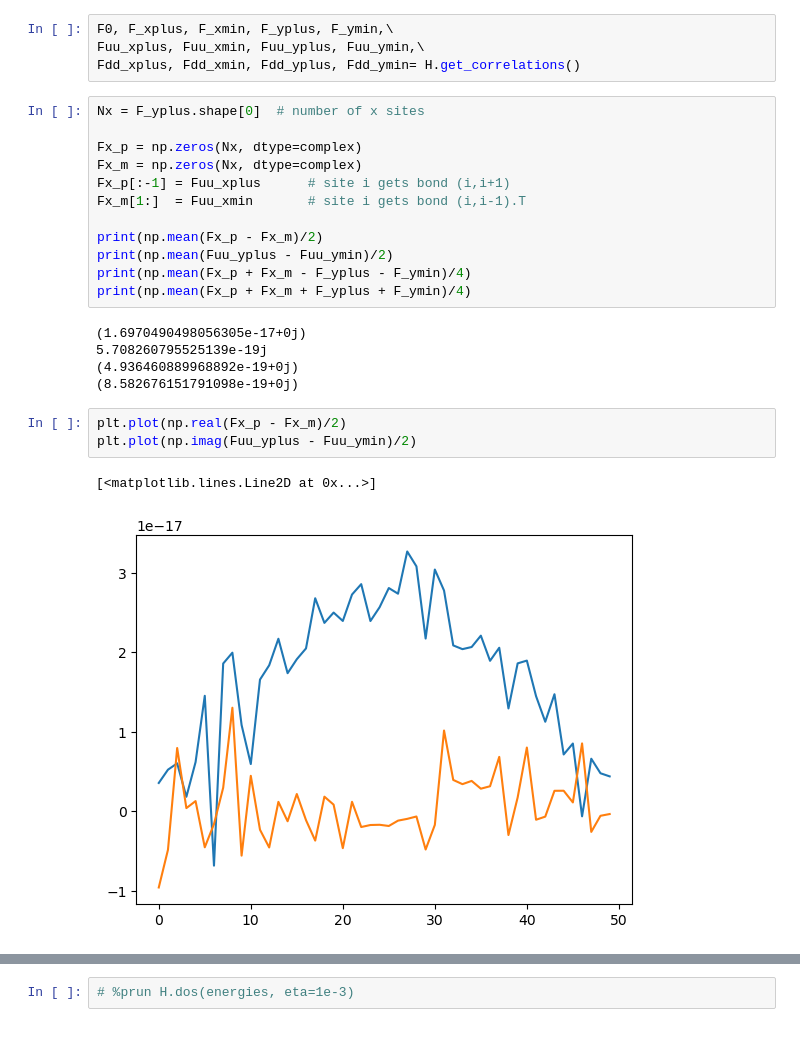
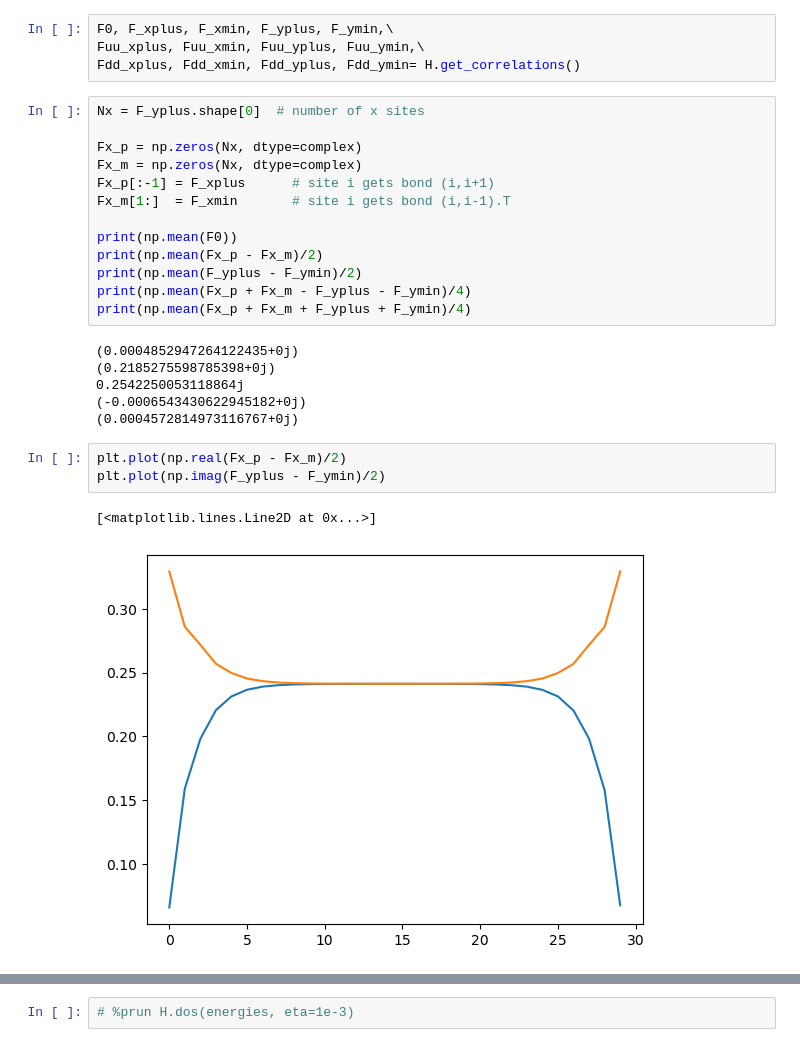
Before and after one commit to emilssp/master-thesis-codebase, a Jupyter notebook: notebooks/v2.1.ipynb, the cells around one changed output, grey strips where cells are left out. Cells and saved outputs as stored; diff of their text form.

```diff
--- a/notebooks/v2.1.ipynb
+++ b/notebooks/v2.1.ipynb
@@ -87,24 +124,26 @@ Nx = F_yplus.shape[0]  # number of x sites
 
 Fx_p = np.zeros(Nx, dtype=complex)
 Fx_m = np.zeros(Nx, dtype=complex)
-Fx_p[:-1] = Fuu_xplus      # site i gets bond (i,i+1)
-Fx_m[1:]  = Fuu_xmin       # site i gets bond (i,i-1).T
+Fx_p[:-1] = F_xplus      # site i gets bond (i,i+1)
+Fx_m[1:]  = F_xmin       # site i gets bond (i,i-1).T
 
+print(np.mean(F0))
 print(np.mean(Fx_p - Fx_m)/2)
-print(np.mean(Fuu_yplus - Fuu_ymin)/2)
+print(np.mean(F_yplus - F_ymin)/2)
 print(np.mean(Fx_p + Fx_m - F_yplus - F_ymin)/4)
 print(np.mean(Fx_p + Fx_m + F_yplus + F_ymin)/4)
 # %% [output]
-(1.6970490498056305e-17+0j)
-5.708260795525139e-19j
-(4.936460889968892e-19+0j)
-(8.582676151791098e-19+0j)
+(0.0004852947264122435+0j)
+(0.2185275598785398+0j)
+0.2542250053118864j
+(-0.0006543430622945182+0j)
+(0.0004572814973116767+0j)
 # %%
 plt.plot(np.real(Fx_p - Fx_m)/2)
-plt.plot(np.imag(Fuu_yplus - Fuu_ymin)/2)
+plt.plot(np.imag(F_yplus - F_ymin)/2)
 # %% [output]
 [<matplotlib.lines.Line2D at 0x...>]
-[figure, old version]
+[figure, new version]
 # %%
 energies = np.linspace(-4,7,1000)
 dos_values = H.dos(energies, eta=0.0051)
```
Also changed, not shown: parts of 7 cells of this notebook, 4 other files.
